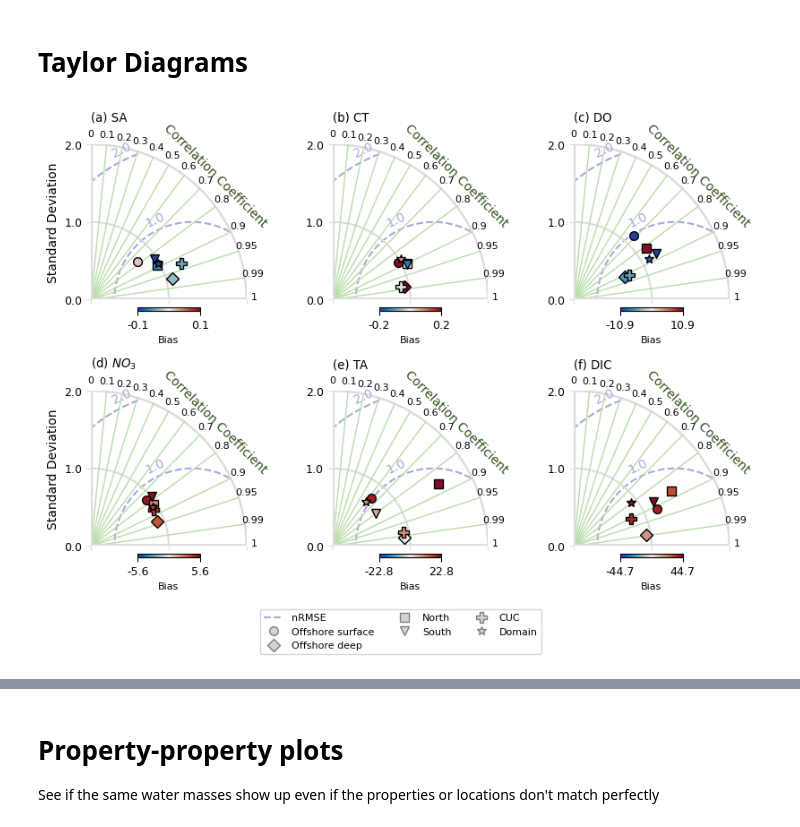
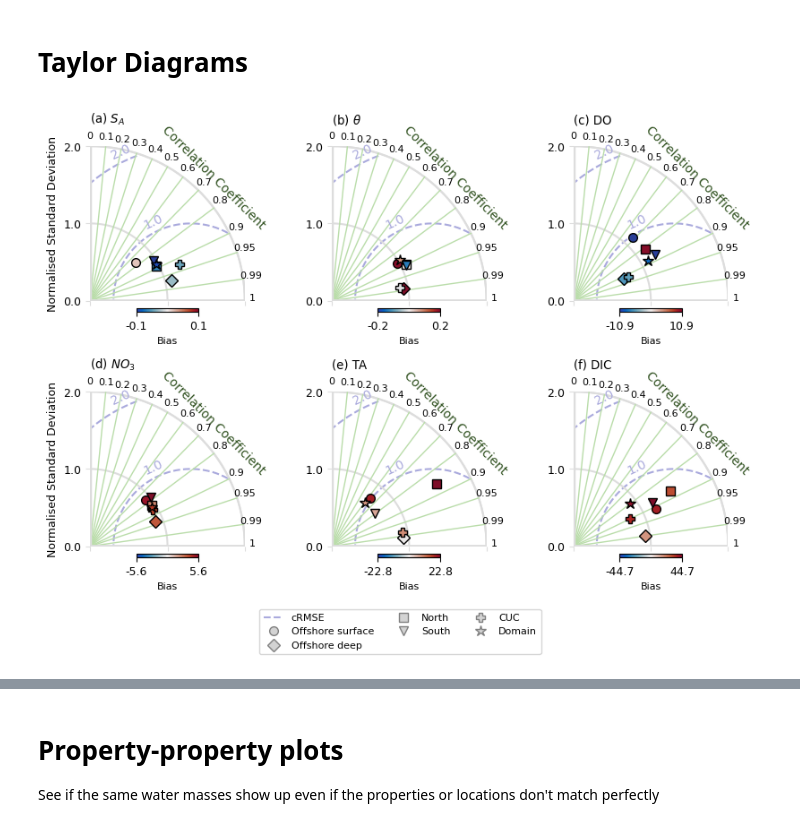
Before and after one commit to rbeutel/LO_user, a Jupyter notebook: eval/regional_evals.ipynb, the cells around one changed output, grey strips where cells are left out. Drawn from its saved outputs; the diff is of its cells as text; code cells hidden in the pictures.

```diff
--- a/eval/regional_evals.ipynb
+++ b/eval/regional_evals.ipynb
@@ -682,7 +682,7 @@ def calculate_taylor_metrics(observed, modeled):
 SUBPLOTS_DATA = [
     {
         "axis_idx": (0, 0),
-        "title": "(a) SA",
+        "title": "(a) $S_A$",
         "y_label": True,
         "x_label": False,
         "observed": (0,0,1),
@@ -696,7 +696,7 @@ SUBPLOTS_DATA = [
         }
     }, {
         "axis_idx": (0, 1),
-        "title": "(b) CT",
+        "title": "(b) $\\theta$",
         "y_label": False,
         "x_label": False,
         "observed": (0,0,1),
@@ -811,13 +811,13 @@ MARKERS = {
         "marker": "P",
         "color_edge": "#D4AF37",
         "color_face": "#FFD700",
-        "markersize": 9
+        "markersize": 7
     },
     "Domain": {
         "marker": "*",
         "color_edge": "#D4AF37",
         "color_face": "#FFD700",
-        "markersize": 7
+        "markersize": 9
     }
 }
 
@@ -923,40 +923,40 @@ if __name__ == '__main__':
 
         # add y label
         if subplot_data["y_label"]:
-            ax.set_ylabel("Standard Deviation",
-                          fontsize=FONT_SIZE+1)
+            ax.set_ylabel("Normalised Standard Deviation",
+                          fontsize=FONT_SIZE)
 
         # add xlabel or hide xticklabels
         if subplot_data["x_label"]:
-            ax.set_xlabel("Standard Deviation",
-                          fontsize=FONT_SIZE+1)
+            ax.set_xlabel("Normalised Standard Deviation",
+                          fontsize=FONT_SIZE)
         else:
             ax.set_xticklabels(ax.get_xticklabels(), color=ax.get_facecolor())
 
     # build legend handles
     legend_handles = []
     legend_handles.append(mlines.Line2D([], [],
                           color=STYLES_RMS['color'],
                           linestyle=STYLES_RMS['linestyle'],
-                          label="nRMSE"))
+                          label="cRMSE"))
 
     for marker_label, marker_desc in MARKERS.items():
         marker = mlines.Line2D([], [],
                                marker=marker_desc["marker"],
                                markersize=marker_desc["markersize"],
                                markerfacecolor='lightgray',
                                markeredgecolor='gray',
                                linestyle='None',
                                label=marker_label)
         legend_handles.append(marker)
         del marker_label, marker_desc, marker
 
     # Add a figure-wide legend below the subplots
     fig.legend(handles=legend_handles, loc='upper center', ncol=3, bbox_to_anchor=(0.5, -0.001), frameon=True)
 
     # avoid some overlapping
     plt.tight_layout()
 
     plt.savefig('/data1/bbeutel/LO_user/ariane/figures/Taylor.pdf', bbox_inches='tight')
 # %% [output]
-[figure, old version]
+[figure, new version]
```
Also changed, not shown: parts of 7 cells of this notebook, 1 other file.
